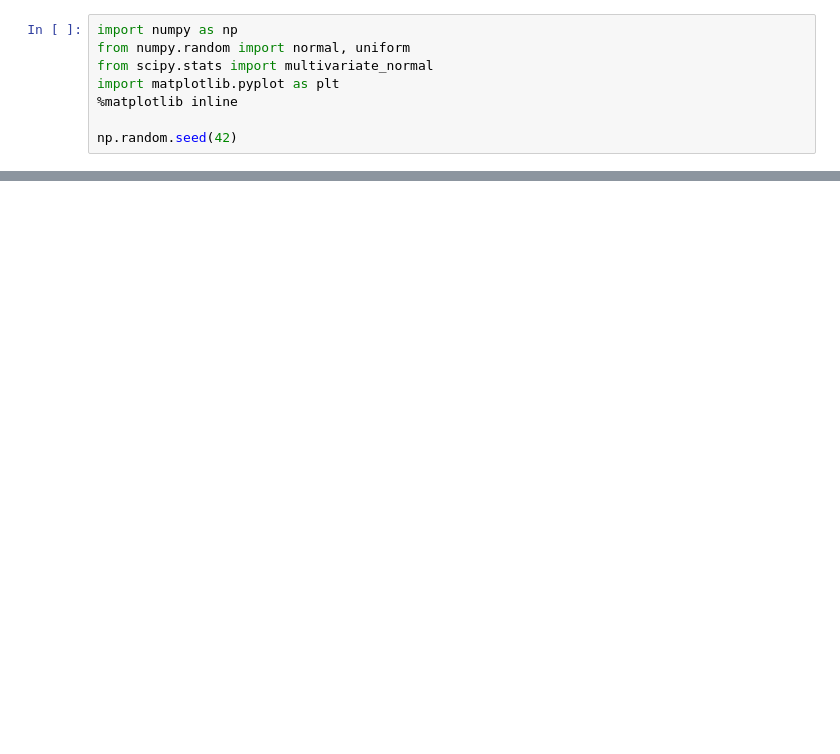
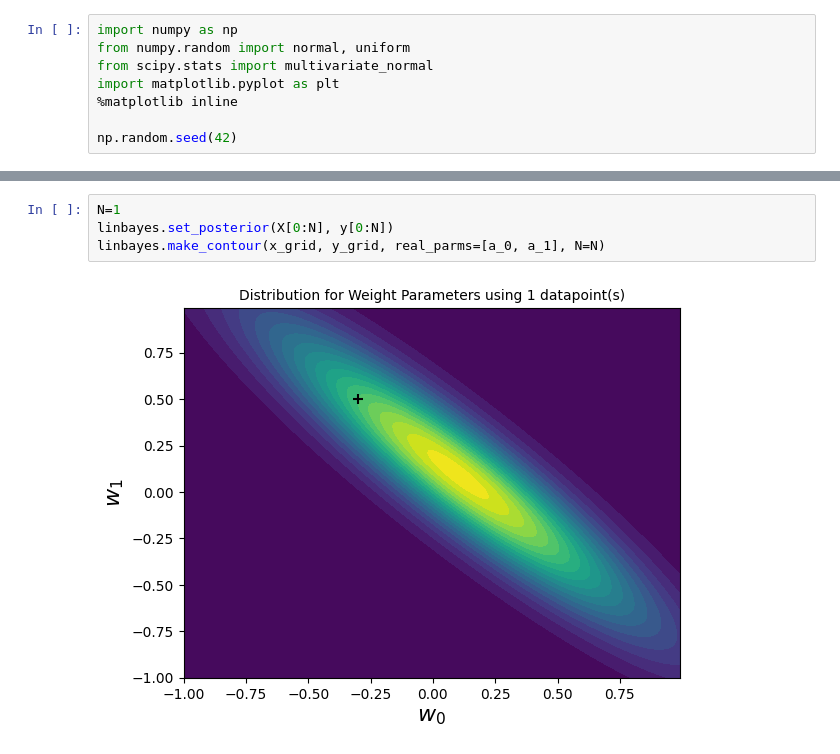
Before and after one commit to lizocf/bayesian-ece-474, a Jupyter notebook: 2-linear-regression/bayes-lin-reg.ipynb, the cells around one changed output, grey strips where cells are left out. Drawn from its saved outputs; the diff is of its cells as text; blank space fills up the shorter version.

```diff
--- a/2-linear-regression/bayes-lin-reg.ipynb
+++ b/2-linear-regression/bayes-lin-reg.ipynb
@@ -143,0 +222,6 @@ class LinearBayes(object):
+# %%
+N=1
+linbayes.set_posterior(X[0:N], y[0:N])
+linbayes.make_contour(x_grid, y_grid, real_parms=[a_0, a_1], N=N)
+# %% [output]
+[figure, added]
```
Also changed, not shown: parts of 12 cells of this notebook, 2 other files.
